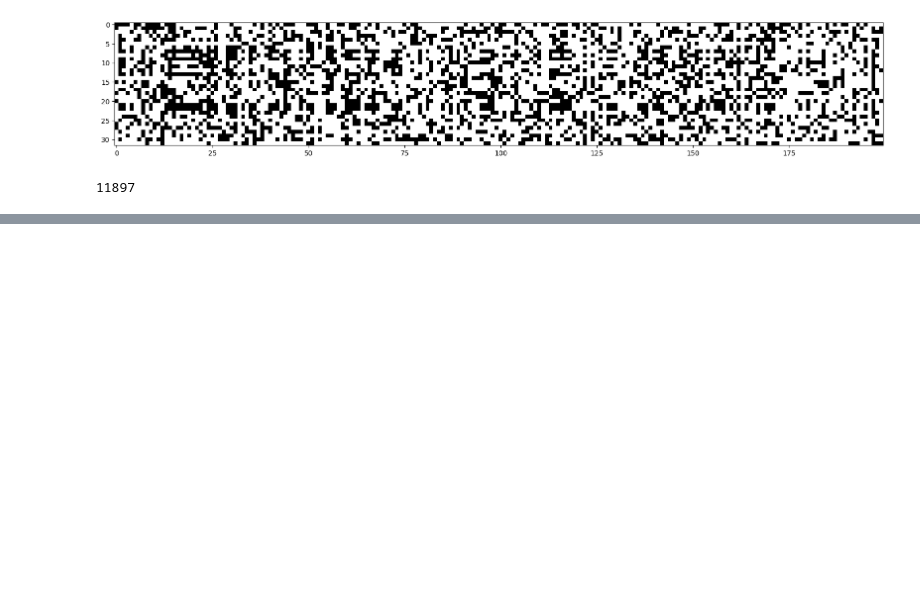
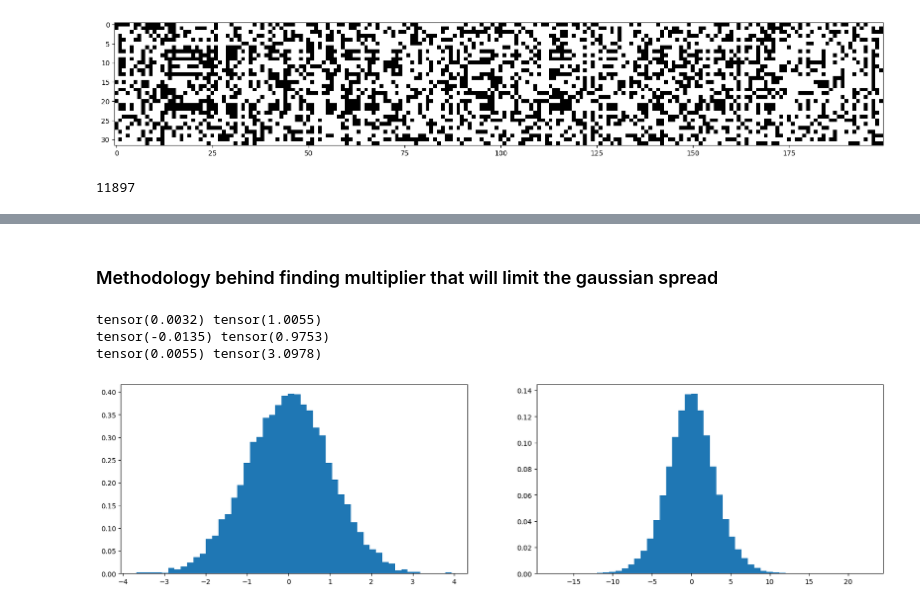
Before and after one commit to sachinrcz/llmatoz, a Jupyter notebook: Make More Part 3.ipynb, the cells around one changed output, grey strips where cells are left out. Cells and saved outputs as stored; diff of their text form; code cells hidden in the pictures; blank space fills up the shorter version.

```diff
--- a/Make More Part 3.ipynb
+++ b/Make More Part 3.ipynb
@@ -394,0 +395,21 @@ val 2.102949380874634
+# %% [markdown]
+### Methodology behind finding multiplier that will limit the gaussian spread
+# %%
+x = torch.randn(1000, 10) #uniform gaussian
+w = torch.randn(10, 200) # uniform gaussian
+y = x @ w
+print(x.mean(), x.std())
+print(w.mean(), w.std())
+print(y.mean(), y.std())
+
+# standard deviation increases on multiplying but mean remains same so we need to downscale weights to remain uniform gaussian and keep standard deviation same.
+plt.figure(figsize=(20,5))
+plt.subplot(121)
+plt.hist(x.view(-1).tolist(), 50, density=True);
+plt.subplot(122)
+plt.hist(y.view(-1).tolist(), 50, density=True);
+# %% [output]
+tensor(0.0032) tensor(1.0055)
+tensor(-0.0135) tensor(0.9753)
+tensor(0.0055) tensor(3.0978)
+[figure, added]
```
Also changed, not shown: parts of 18 cells of this notebook.
